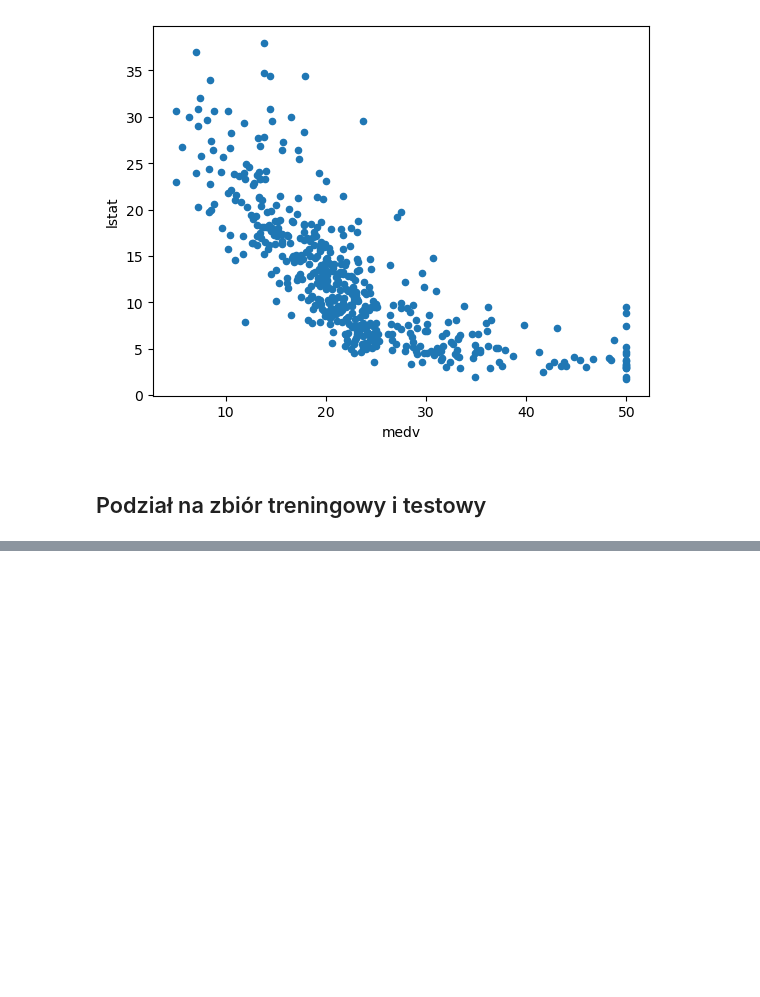
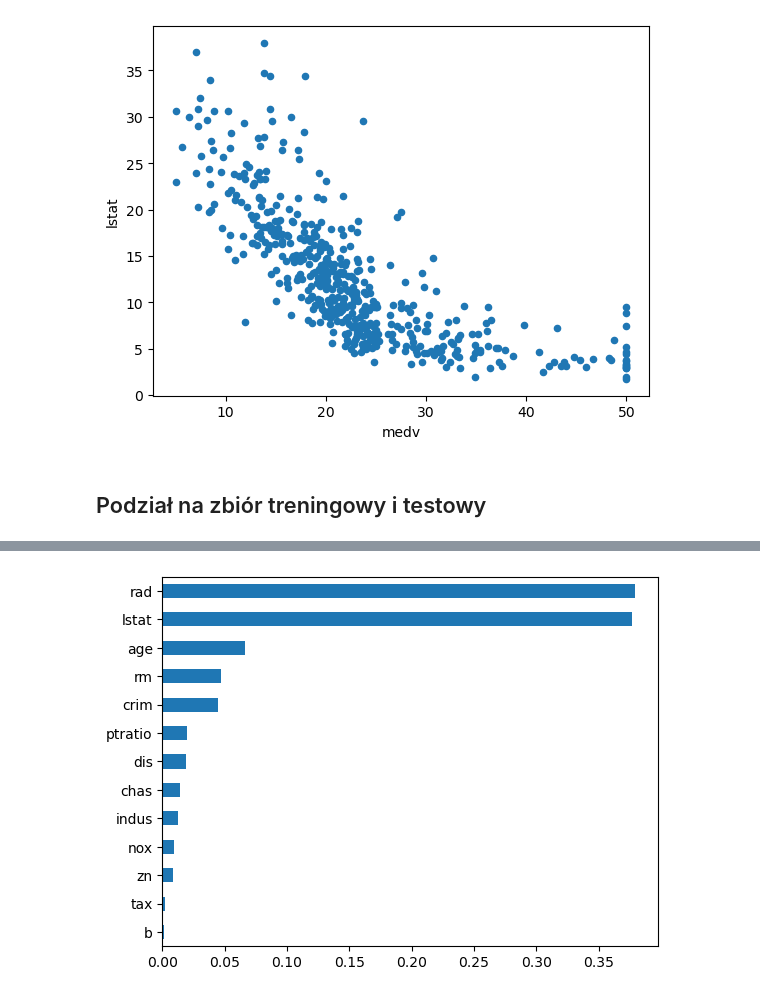
Before and after one commit to olaf-kucharski/Boston-Housing-Linear-Regression, a Jupyter notebook: Zadanie_1.ipynb, the cells around one changed output, grey strips where cells are left out. Drawn from its saved outputs; the diff is of its cells as text; code cells hidden in the pictures; blank space fills up the shorter version.

```diff
--- a/Zadanie_1.ipynb
+++ b/Zadanie_1.ipynb
@@ -172,0 +291,2 @@ Name: medv, dtype: float64
+# %%
+feature_names = list(housing.columns)
@@ -172,0 +310,11 @@ Name: medv, dtype: float64
+# %%
+importances = sorted(zip(grid_search.best_estimator_.feature_importances_, feature_names), reverse=True)
+# %%
+importance, feature = zip(*importances)
+# %%
+f_s = pd.Series(importance, index = feature)
+# %%
+f_s.plot(kind = "barh")
+plt.gca().invert_yaxis()
+# %% [output]
+[figure, added]
```
Also changed, not shown: parts of 40 cells of this notebook.
